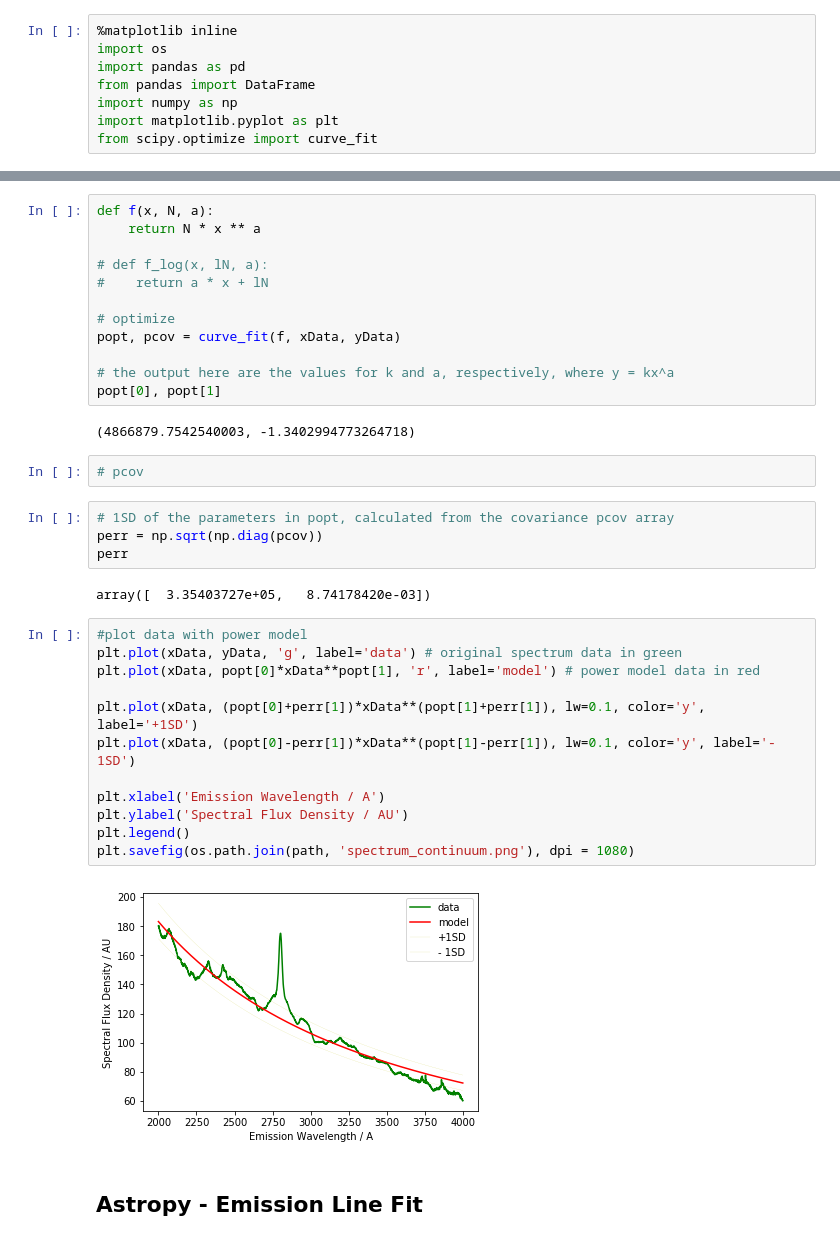
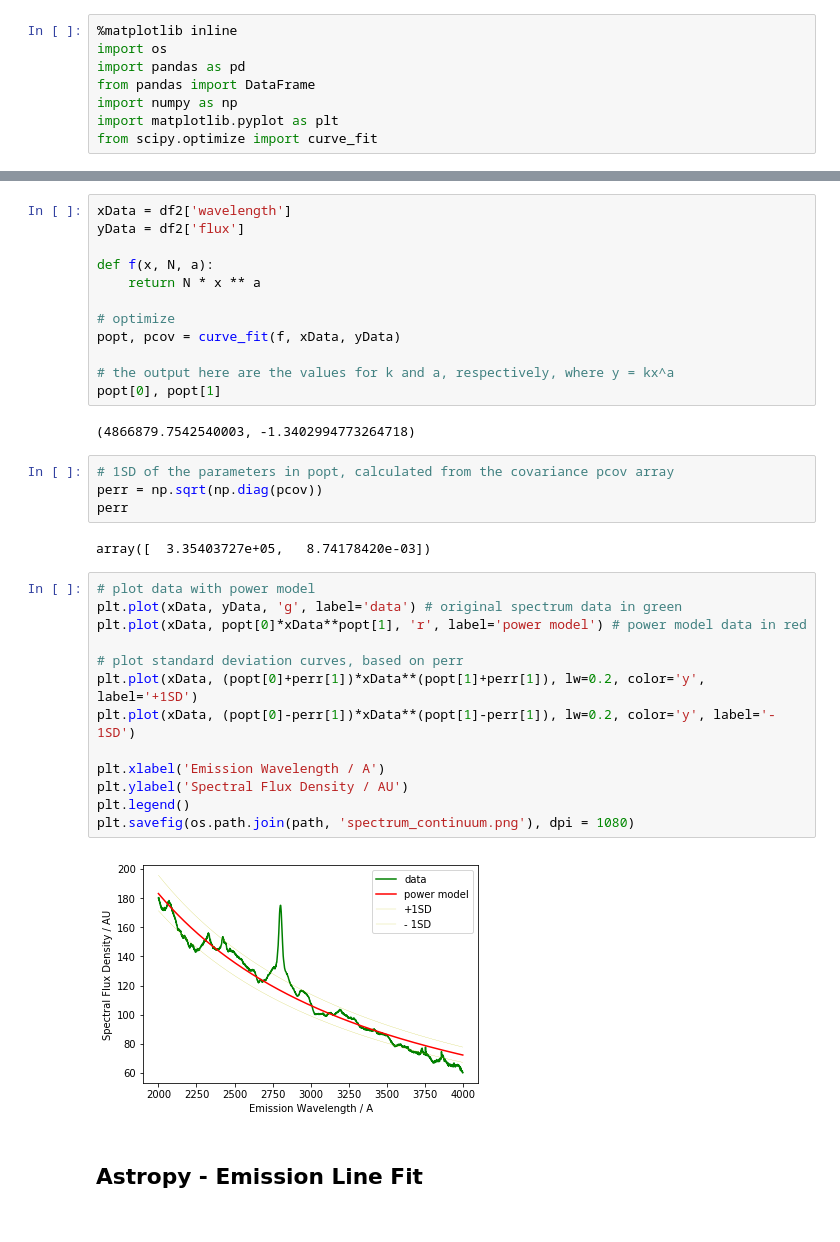
Before and after one commit to spyphyz/curve_fit, a Jupyter notebook: curve_fit_spectrograph.ipynb, the cells around one changed output, grey strips where cells are left out. Drawn from its saved outputs; the diff is of its cells as text.

```diff
--- a/curve_fit_spectrograph.ipynb
+++ b/curve_fit_spectrograph.ipynb
@@ -66,9 +52,9 @@ plt.plot(lx, ly, 'b-')
 # %%
+xData = df2['wavelength']
+yData = df2['flux']
+
 def f(x, N, a):
     return N * x ** a
-
-# def f_log(x, lN, a):
-#    return a * x + lN
 
 # optimize
 popt, pcov = curve_fit(f, xData, yData)
@@ -77,8 +63,6 @@ popt, pcov = curve_fit(f, xData, yData)
 popt[0], popt[1]
 # %% [output]
 (4866879.7542540003, -1.3402994773264718)
-# %%
-# pcov
 # %%
 # 1SD of the parameters in popt, calculated from the covariance pcov array
 perr = np.sqrt(np.diag(pcov))
@@ -86,19 +70,20 @@ perr
 # %% [output]
 array([  3.35403727e+05,   8.74178420e-03])
 # %%
-#plot data with power model
+# plot data with power model
 plt.plot(xData, yData, 'g', label='data') # original spectrum data in green
-plt.plot(xData, popt[0]*xData**popt[1], 'r', label='model') # power model data in red
+plt.plot(xData, popt[0]*xData**popt[1], 'r', label='power model') # power model data in red
 
-plt.plot(xData, (popt[0]+perr[1])*xData**(popt[1]+perr[1]), lw=0.1, color='y', label='+1SD')
-plt.plot(xData, (popt[0]-perr[1])*xData**(popt[1]-perr[1]), lw=0.1, color='y', label='- 1SD')
+# plot standard deviation curves, based on perr
+plt.plot(xData, (popt[0]+perr[1])*xData**(popt[1]+perr[1]), lw=0.2, color='y', label='+1SD')
+plt.plot(xData, (popt[0]-perr[1])*xData**(popt[1]-perr[1]), lw=0.2, color='y', label='- 1SD')
 
 plt.xlabel('Emission Wavelength / A')
 plt.ylabel('Spectral Flux Density / AU')
 plt.legend()
 plt.savefig(os.path.join(path, 'spectrum_continuum.png'), dpi = 1080)
 # %% [output]
-[figure, old version]
+[figure, new version]
 # %% [markdown]
 ## Astropy - Emission Line Fit
 # %% [markdown]
```
Also changed, not shown: parts of 3 cells of this notebook.
